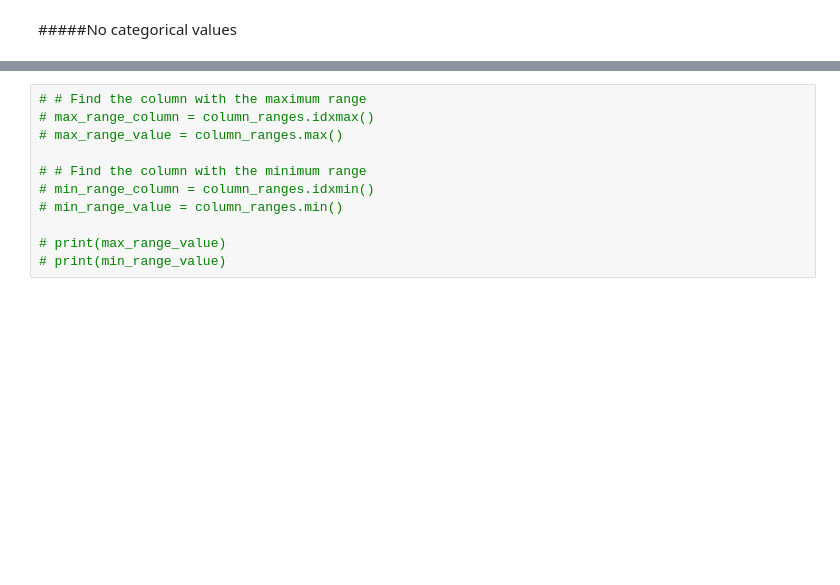
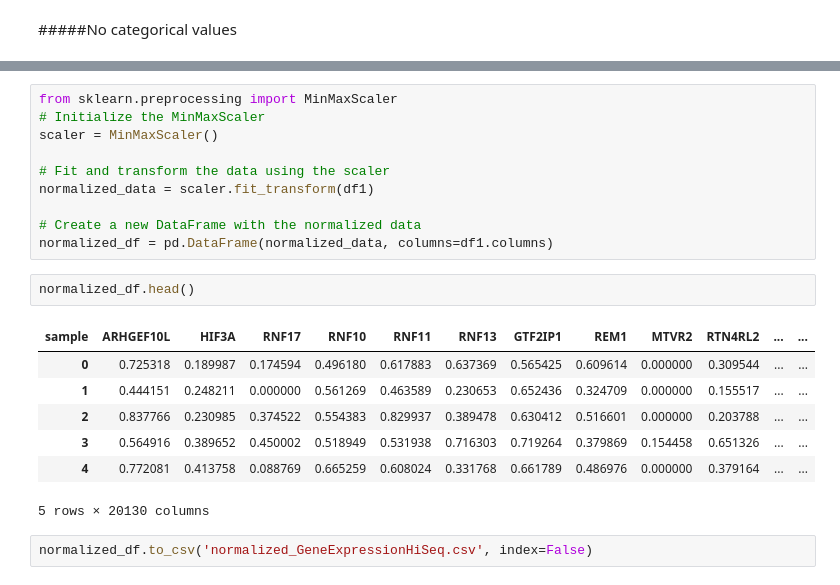
Before and after one commit to Ruvindya/ResearchProject-PreProcessing, a Jupyter notebook: HiSeqV2PreProcessing.ipynb, the cells around one changed output, grey strips where cells are left out. Drawn from its saved outputs; the diff is of its cells as text; blank space fills up the shorter version.

```diff
--- a/HiSeqV2PreProcessing.ipynb
+++ b/HiSeqV2PreProcessing.ipynb
@@ -389,11 +389,22 @@ result_df
-# %%
-# # Find the column with the maximum range
-# max_range_column = column_ranges.idxmax()
-# max_range_value = column_ranges.max()
-
-# # Find the column with the minimum range
-# min_range_column = column_ranges.idxmin()
-# min_range_value = column_ranges.min()
-
-# print(max_range_value)
-# print(min_range_value)
+# %%
+from sklearn.preprocessing import MinMaxScaler
+# Initialize the MinMaxScaler
+scaler = MinMaxScaler()
+
+# Fit and transform the data using the scaler
+normalized_data = scaler.fit_transform(df1)
+
+# Create a new DataFrame with the normalized data
+normalized_df = pd.DataFrame(normalized_data, columns=df1.columns)
+# %%
+normalized_df.head()
+# %% [output]
+| sample | ARHGEF10L | HIF3A | RNF17 | RNF10 | RNF11 | RNF13 | GTF2IP1 | REM1 | MTVR2 | RTN4RL2 | ... | ... |
+| 0 | 0.725318 | 0.189987 | 0.174594 | 0.496180 | 0.617883 | 0.637369 | 0.565425 | 0.609614 | 0.000000 | 0.309544 | ... | ... |
+| 1 | 0.444151 | 0.248211 | 0.000000 | 0.561269 | 0.463589 | 0.230653 | 0.652436 | 0.324709 | 0.000000 | 0.155517 | ... | ... |
+| 2 | 0.837766 | 0.230985 | 0.374522 | 0.554383 | 0.829937 | 0.389478 | 0.630412 | 0.516601 | 0.000000 | 0.203788 | ... | ... |
+| 3 | 0.564916 | 0.389652 | 0.450002 | 0.518949 | 0.531938 | 0.716303 | 0.719264 | 0.379869 | 0.154458 | 0.651326 | ... | ... |
+| 4 | 0.772081 | 0.413758 | 0.088769 | 0.665259 | 0.608024 | 0.331768 | 0.661789 | 0.486976 | 0.000000 | 0.379164 | ... | ... |
+5 rows × 20130 columns
+# %%
+normalized_df.to_csv('normalized_GeneExpressionHiSeq.csv', index=False)
```
Also changed, not shown: parts of 13 cells of this notebook.
